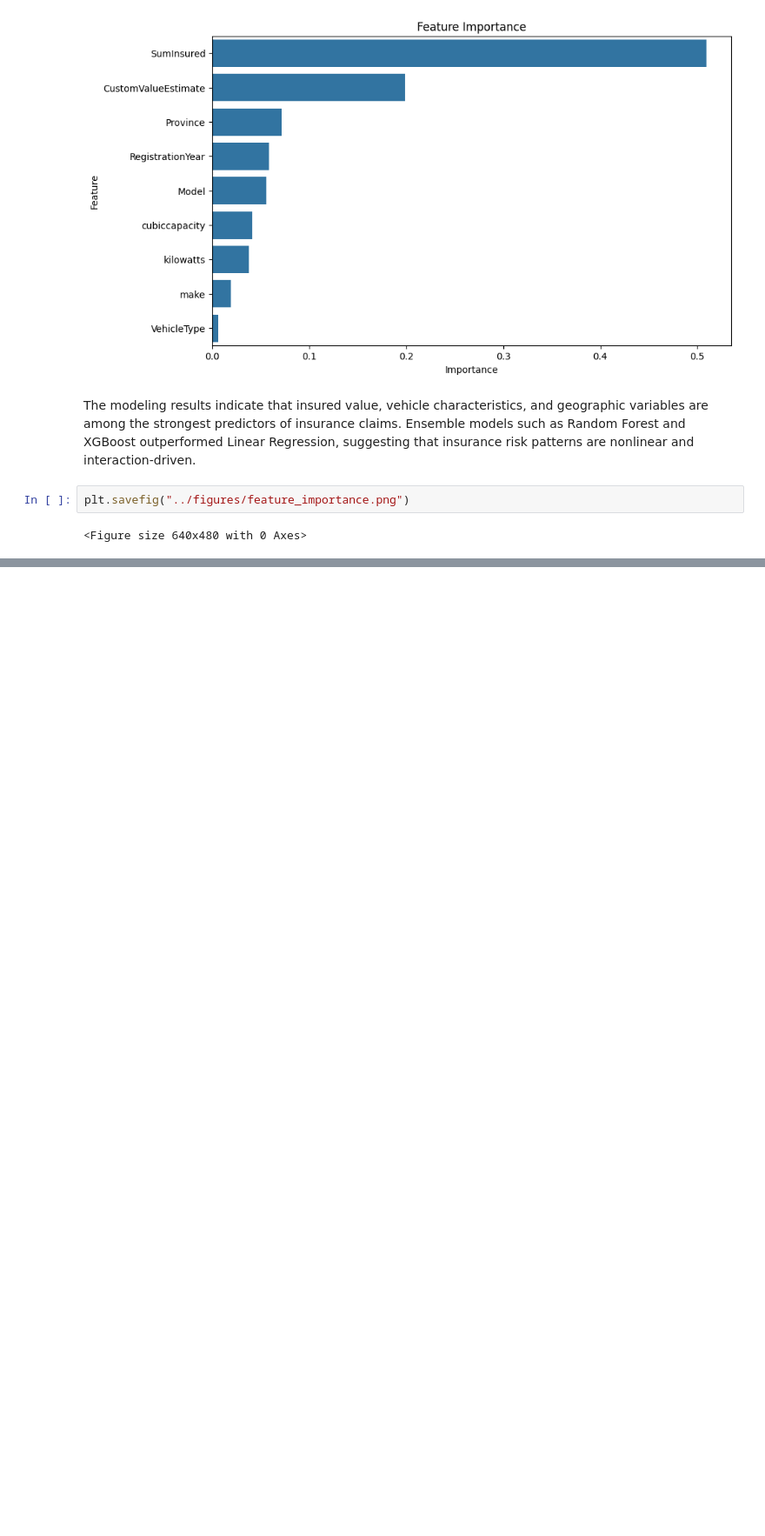
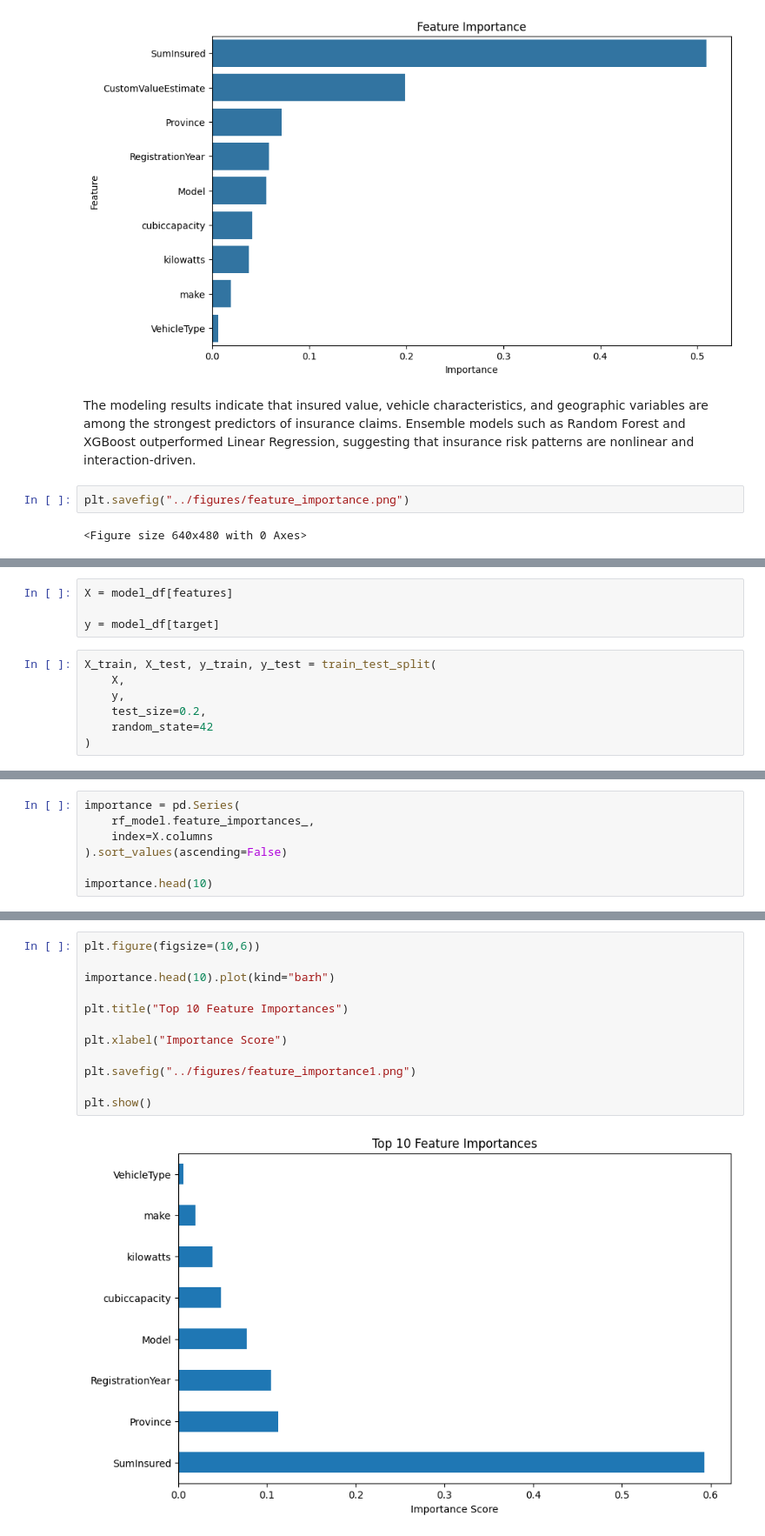
Before and after one commit to redietwogayehu/insurance-risk-analytics, a Jupyter notebook: notebooks/04_modeling.ipynb, the cells around one changed output, grey strips where cells are left out. Shown at 87% size. Saved outputs shown, nothing was run; the diff lists cells and outputs as text; blank space fills up the shorter version.

```diff
--- a/notebooks/04_modeling.ipynb
+++ b/notebooks/04_modeling.ipynb
@@ -411,0 +490,11 @@ plt.savefig("../figures/feature_importance.png")
+# %%
+X = model_df[features]
+
+y = model_df[target]
+# %%
+X_train, X_test, y_train, y_test = train_test_split(
+    X,
+    y,
+    test_size=0.2,
+    random_state=42
+)
@@ -411,0 +510,7 @@ plt.savefig("../figures/feature_importance.png")
+# %%
+importance = pd.Series(
+    rf_model.feature_importances_,
+    index=X.columns
+).sort_values(ascending=False)
+
+importance.head(10)
@@ -411,0 +527,14 @@ plt.savefig("../figures/feature_importance.png")
+# %%
+plt.figure(figsize=(10,6))
+
+importance.head(10).plot(kind="barh")
+
+plt.title("Top 10 Feature Importances")
+
+plt.xlabel("Importance Score")
+
+plt.savefig("../figures/feature_importance1.png")
+
+plt.show()
+# %% [output]
+[figure, added]
```
Also changed, not shown: parts of 17 cells of this notebook, 6 other files.
